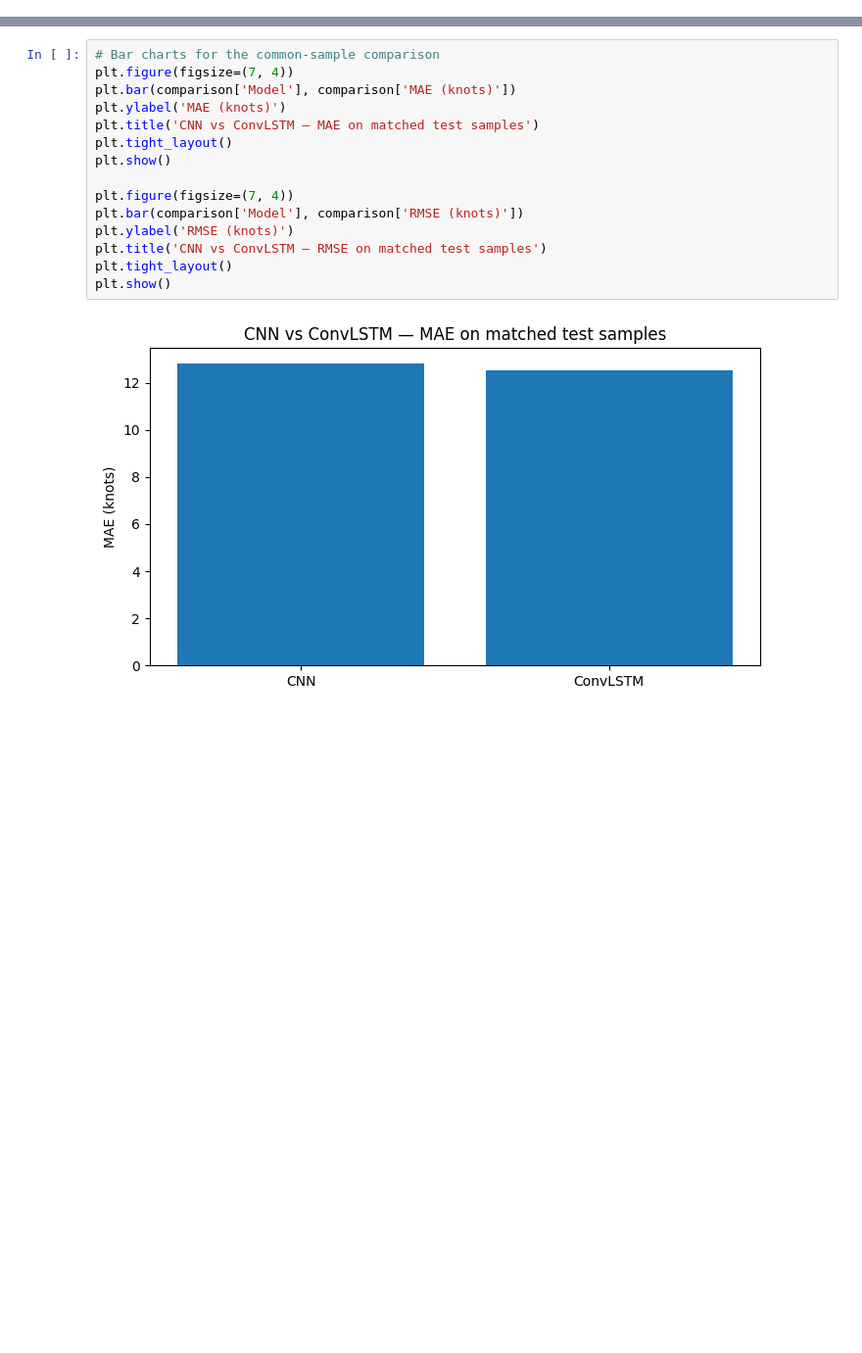
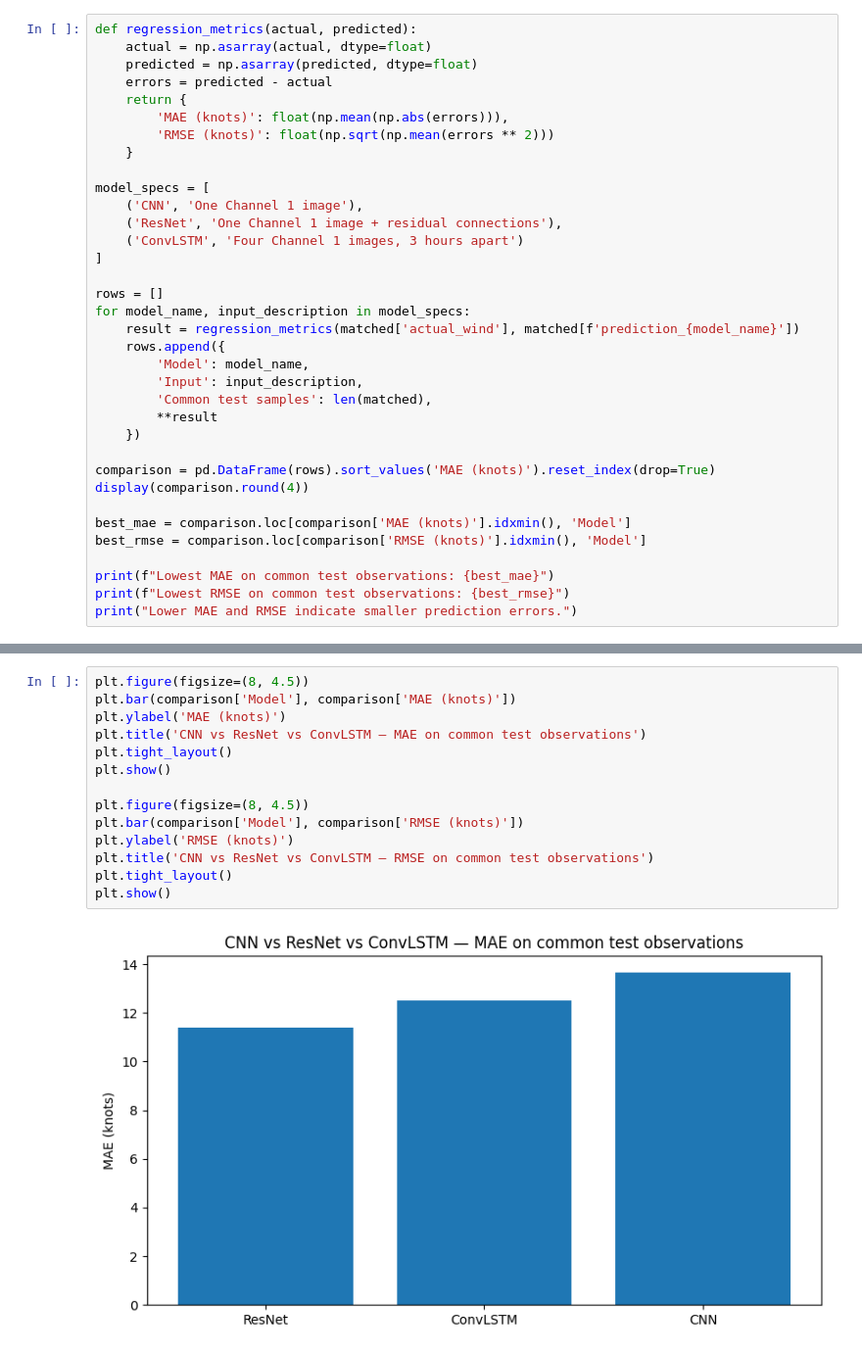
Before and after one commit to sinchanabm-ux/CycloneConnect, a Jupyter notebook: deep_learning/notebooks/03_Model_Comparison.ipynb, the cells around one changed output, grey strips where cells are left out. Shown at 98% size. Saved outputs shown, nothing was run; the diff lists cells and outputs as text; blank space fills up the shorter version.

Commit message:
Add ResNet notebook and update model comparison

```diff
--- a/deep_learning/notebooks/03_Model_Comparison.ipynb
+++ b/deep_learning/notebooks/03_Model_Comparison.ipynb
@@ -283,0 +242,35 @@ Conclusion on matched rows: ConvLSTM has lower MAE and RMSE.
+# %%
+def regression_metrics(actual, predicted):
+    actual = np.asarray(actual, dtype=float)
+    predicted = np.asarray(predicted, dtype=float)
+    errors = predicted - actual
+    return {
+        'MAE (knots)': float(np.mean(np.abs(errors))),
+        'RMSE (knots)': float(np.sqrt(np.mean(errors ** 2)))
+    }
+
+model_specs = [
+    ('CNN', 'One Channel 1 image'),
+    ('ResNet', 'One Channel 1 image + residual connections'),
+    ('ConvLSTM', 'Four Channel 1 images, 3 hours apart')
+]
+
+rows = []
+for model_name, input_description in model_specs:
+    result = regression_metrics(matched['actual_wind'], matched[f'prediction_{model_name}'])
+    rows.append({
+        'Model': model_name,
+        'Input': input_description,
+        'Common test samples': len(matched),
+        **result
+    })
+
+comparison = pd.DataFrame(rows).sort_values('MAE (knots)').reset_index(drop=True)
+display(comparison.round(4))
+
+best_mae = comparison.loc[comparison['MAE (knots)'].idxmin(), 'Model']
+best_rmse = comparison.loc[comparison['RMSE (knots)'].idxmin(), 'Model']
+
+print(f"Lowest MAE on common test observations: {best_mae}")
+print(f"Lowest RMSE on common test observations: {best_rmse}")
+print("Lower MAE and RMSE indicate smaller prediction errors.")
@@ -284,17 +287,16 @@ Conclusion on matched rows: ConvLSTM has lower MAE and RMSE.
 # %%
-# Bar charts for the common-sample comparison
-plt.figure(figsize=(7, 4))
+plt.figure(figsize=(8, 4.5))
 plt.bar(comparison['Model'], comparison['MAE (knots)'])
 plt.ylabel('MAE (knots)')
-plt.title('CNN vs ConvLSTM — MAE on matched test samples')
+plt.title('CNN vs ResNet vs ConvLSTM — MAE on common test observations')
 plt.tight_layout()
 plt.show()
 
-plt.figure(figsize=(7, 4))
+plt.figure(figsize=(8, 4.5))
 plt.bar(comparison['Model'], comparison['RMSE (knots)'])
 plt.ylabel('RMSE (knots)')
-plt.title('CNN vs ConvLSTM — RMSE on matched test samples')
+plt.title('CNN vs ResNet vs ConvLSTM — RMSE on common test observations')
 plt.tight_layout()
 plt.show()
 # %% [output]
-[figure, old version]
+[figure, new version]
```
Also changed, not shown: parts of 23 cells of this notebook, 1 other file.
